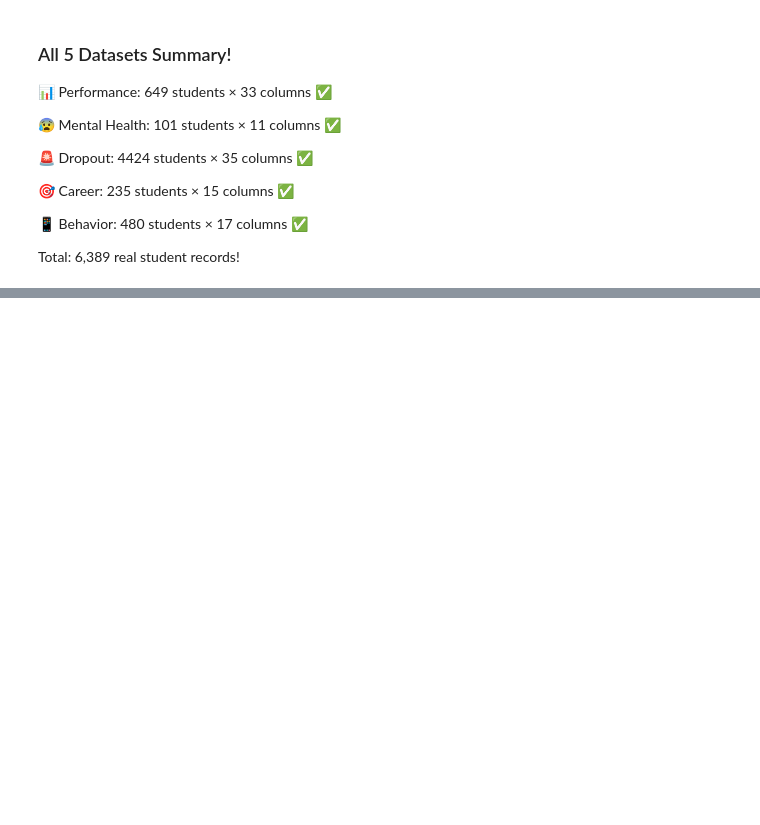
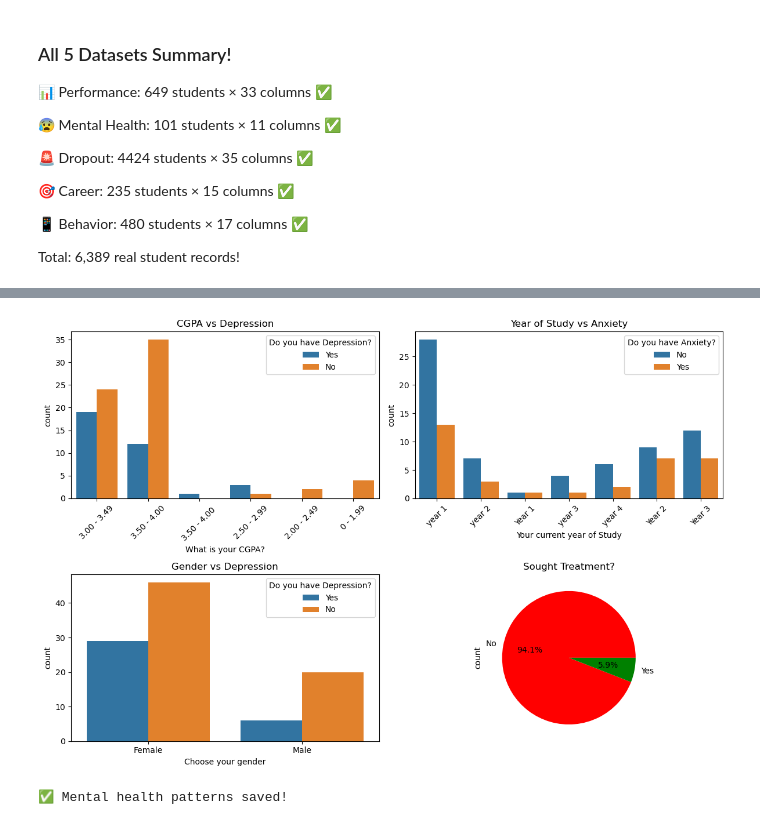
Before and after one commit to Amshavarthana-S/EduMindAI, a Jupyter notebook: notebooks/01_data_exploration/01_explore_data.ipynb.ipynb, the cells around one changed output, grey strips where cells are left out. Drawn from its saved outputs; the diff is of its cells as text; code cells hidden in the pictures; blank space fills up the shorter version.

Commit message:
✅ Day 3 - EDA complete all patterns analyzed

```diff
--- a/notebooks/01_data_exploration/01_explore_data.ipynb.ipynb
+++ b/notebooks/01_data_exploration/01_explore_data.ipynb.ipynb
@@ -390,0 +448,41 @@ Total: 6,389 real student records!
+# %%
+# Mental Health Pattern Analysis
+plt.figure(figsize=(12, 8))
+
+# Plot 1 - CGPA vs Depression
+plt.subplot(2, 2, 1)
+sns.countplot(x='What is your CGPA?',
+              hue='Do you have Depression?',
+              data=df_mental)
+plt.title('CGPA vs Depression')
+plt.xticks(rotation=45)
+
+# Plot 2 - Year of Study vs Anxiety
+plt.subplot(2, 2, 2)
+sns.countplot(x='Your current year of Study',
+              hue='Do you have Anxiety?',
+              data=df_mental)
+plt.title('Year of Study vs Anxiety')
+plt.xticks(rotation=45)
+
+# Plot 3 - Gender vs Depression
+plt.subplot(2, 2, 3)
+sns.countplot(x='Choose your gender',
+              hue='Do you have Depression?',
+              data=df_mental)
+plt.title('Gender vs Depression')
+
+# Plot 4 - Seek Treatment
+plt.subplot(2, 2, 4)
+df_mental['Did you seek any specialist for a treatment?'].value_counts().plot(
+    kind='pie', autopct='%1.1f%%',
+    colors=['red', 'green'])
+plt.title('Sought Treatment?')
+
+plt.tight_layout()
+plt.savefig(os.path.join(figures_path, 'mental_health_patterns.png'))
+plt.show()
+print("✅ Mental health patterns saved!")
+# %% [output]
+[figure, added]
+✅ Mental health patterns saved!
```
Also changed, not shown: parts of 4 cells of this notebook, 5 other files.
